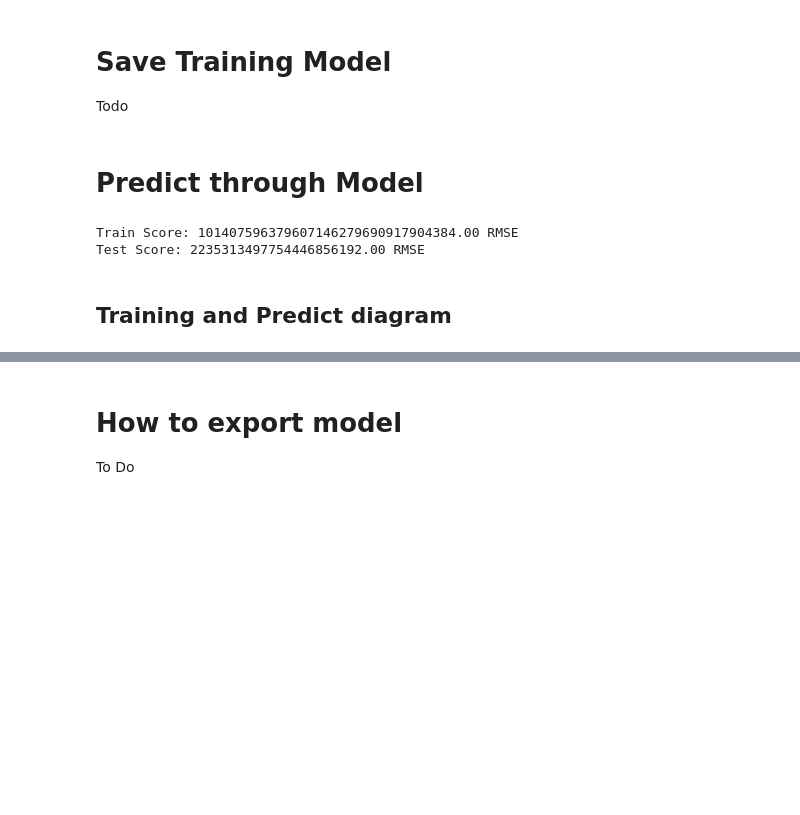
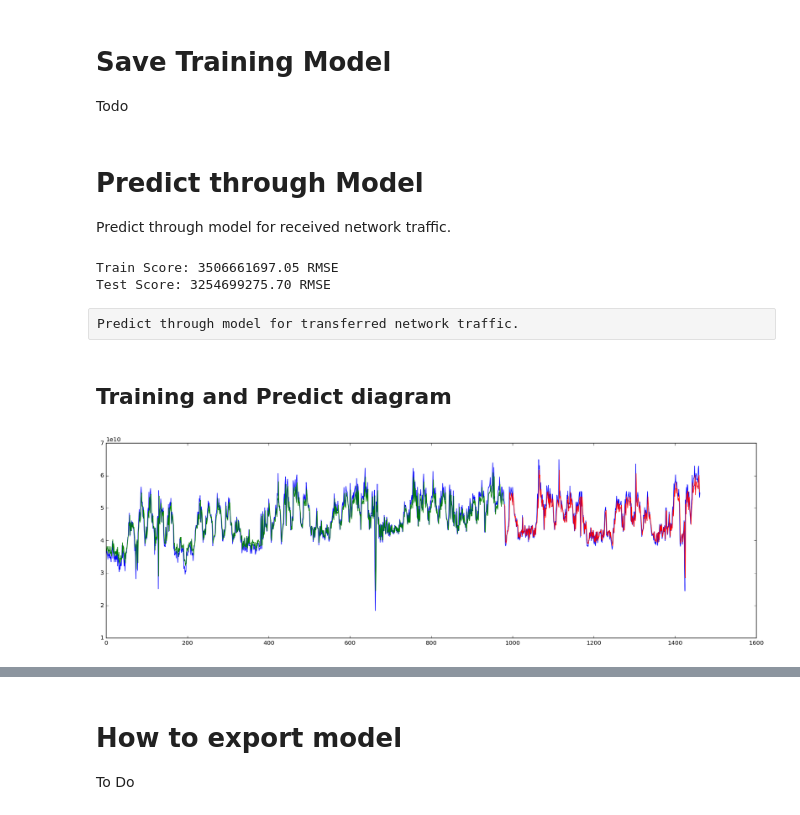
Before and after one commit to brianhu2006/network_traffic_prediction, a Jupyter notebook: netwwork_test.ipynb, the cells around one changed output, grey strips where cells are left out. Saved outputs shown, nothing was run; the diff lists cells and outputs as text; code cells hidden in the pictures; blank space fills up the shorter version.

```diff
--- a/netwwork_test.ipynb
+++ b/netwwork_test.ipynb
@@ -283,6 +337,7 @@ Epoch 10/10
 Todo
 # %% [markdown]
 # Predict through Model
+Predict through model for received network traffic.
 # %%
 
 # make predictions
@@ -290,27 +345,37 @@ trainPredict = model.predict(trainX)
 testPredict = model.predict(testX)
 # invert predictions
 trainPredict = scaler.inverse_transform(trainPredict)
-trainY = scaler.inverse_transform(trainY)
+trainY_origin = scaler.inverse_transform([trainY])
 testPredict = scaler.inverse_transform(testPredict)
-testY = scaler.inverse_transform(testY)
+testY_origin = scaler.inverse_transform([testY])
 # calculate root mean squared error
-trainScore = math.sqrt(mean_squared_error(trainY[0], trainPredict[:,0]))
+trainScore = math.sqrt(mean_squared_error(trainY_origin[0], trainPredict[:,0]))
 print('Train Score: %.2f RMSE' % (trainScore))
-testScore = math.sqrt(mean_squared_error(testY[0], testPredict[:,0]))
+testScore = math.sqrt(mean_squared_error(testY_origin[0], testPredict[:,0]))
 print('Test Score: %.2f RMSE' % (testScore))
 # shift train predictions for plotting
-trainPredictPlot = np.empty_like(dataset)
+trainPredictPlot = np.empty_like(dataset_receive)
 trainPredictPlot[:, :] = np.nan
 trainPredictPlot[look_back:len(trainPredict)+look_back, :] = trainPredict
 # shift test predictions for plotting
-testPredictPlot = np.empty_like(dataset)
+testPredictPlot = np.empty_like(dataset_receive)
 testPredictPlot[:, :] = np.nan
-testPredictPlot[len(trainPredict)+(look_back*2)+1:len(dataset)-1, :] = testPredict
-# plot baseline and predictions
+testPredictPlot[len(trainPredict)+(look_back*2)+1:len(dataset_receive)-1, :] = testPredict
 # %% [output]
-Train Score: 101407596379607146279690917904384.00 RMSE
-Test Score: 2235313497754446856192.00 RMSE
+Train Score: 3506661697.05 RMSE
+Test Score: 3254699275.70 RMSE
+# %% [raw]
+Predict through model for transferred network traffic.
 # %% [markdown]
 ## Training and Predict diagram
+# %%
+# plot baseline and predictions
+plt.figure(figsize=(20,6))
+plt.plot(scaler.inverse_transform(dataset_receive))
+plt.plot(trainPredictPlot)
+plt.plot(testPredictPlot)
+plt.show()
+# %% [output]
+[figure, added]
 # %%
 plt.figure(figsize=(20,6))
```
Also changed, not shown: parts of 14 cells of this notebook.
